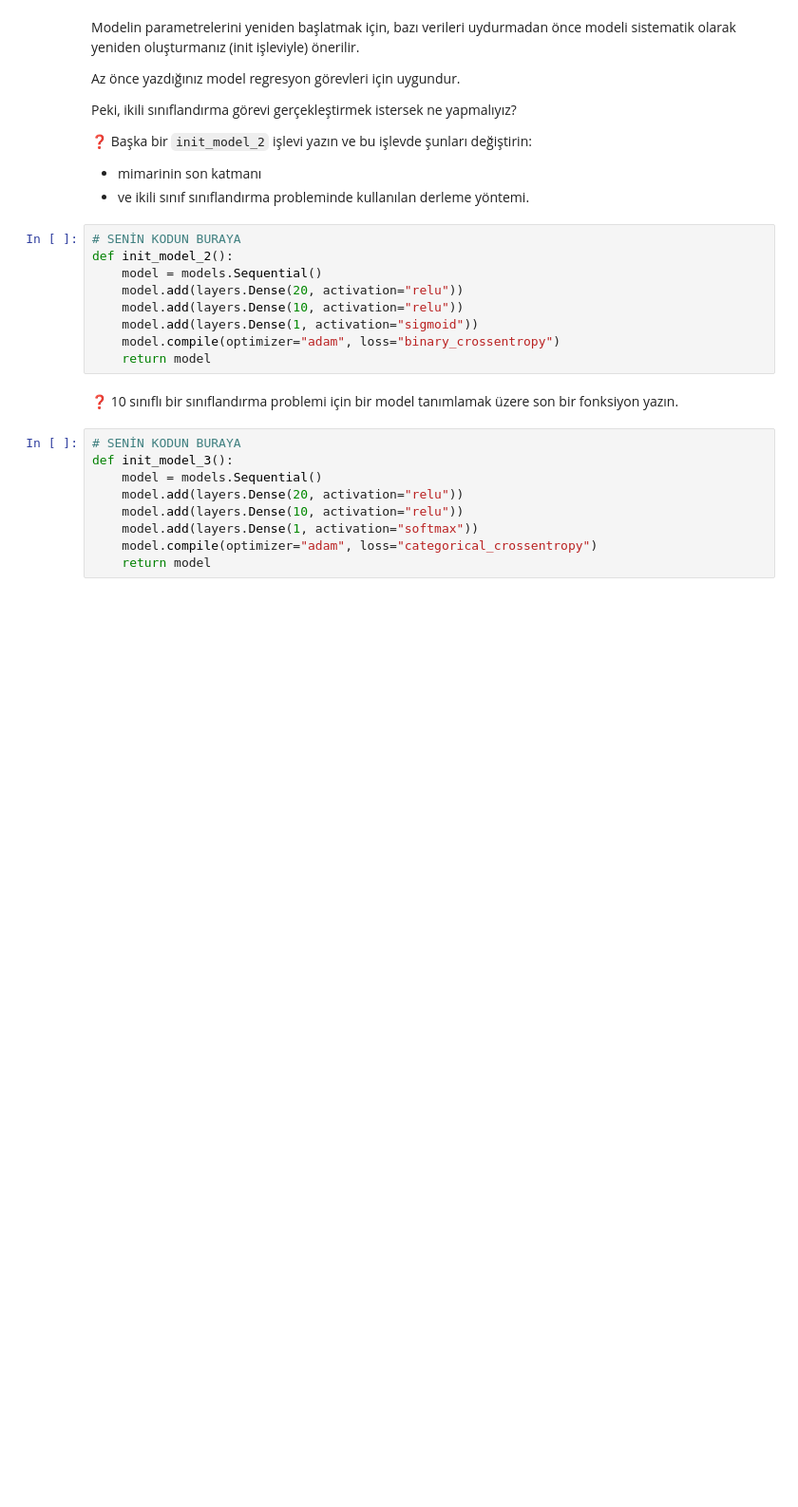
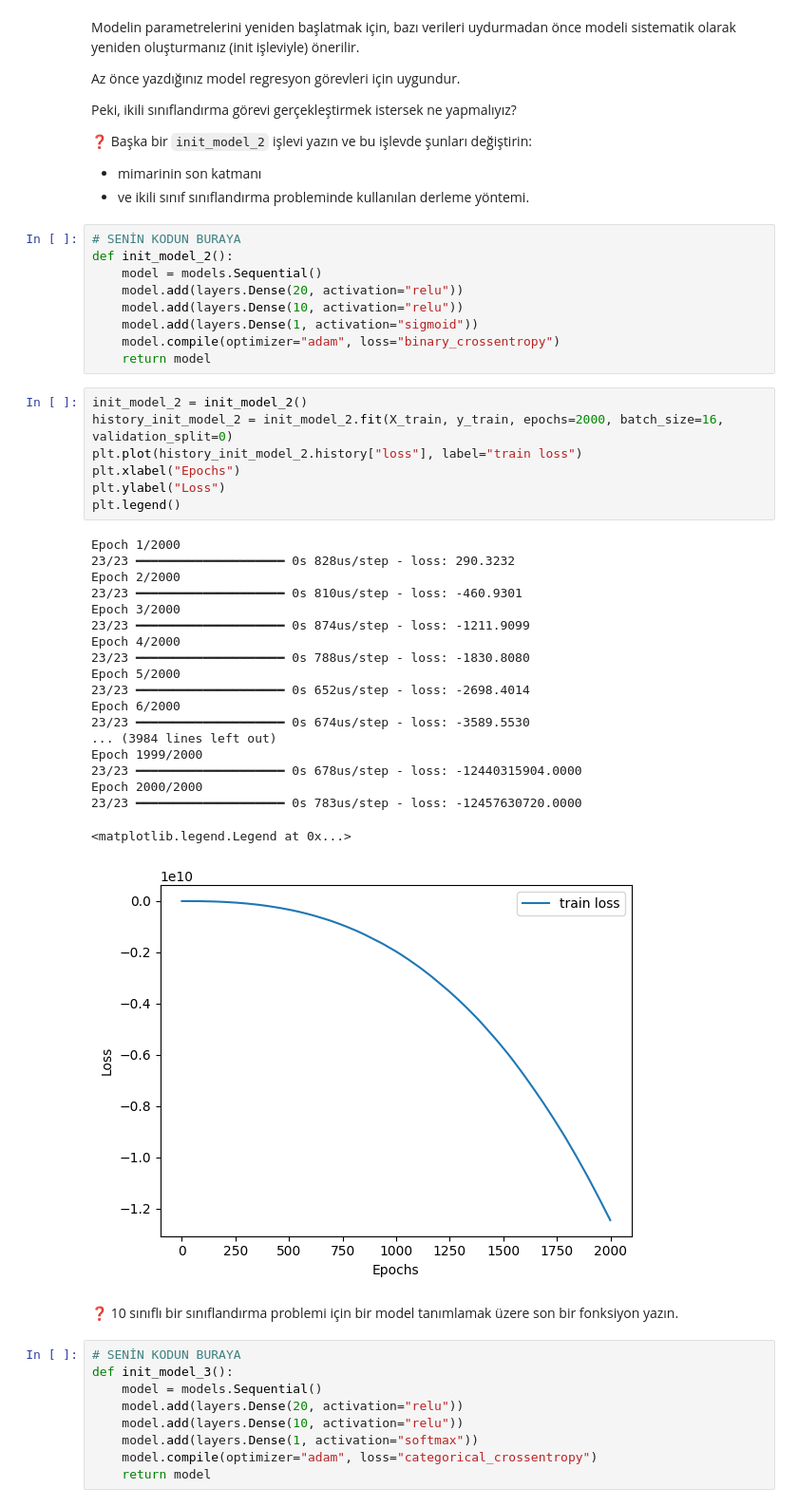
Before and after one commit to gonulsabah/workintech_project, a Jupyter notebook: S18D2-S-Data-tensorflow_demystified/recap.ipynb, the cells around one changed output. Shown at 95% size. Cells and saved outputs as stored; diff of their text form; blank space fills up the shorter version.

```diff
--- a/S18D2-S-Data-tensorflow_demystified/recap.ipynb
+++ b/S18D2-S-Data-tensorflow_demystified/recap.ipynb
@@ -579,6 +625,33 @@ def init_model_2():
     model.add(layers.Dense(1, activation="sigmoid"))
     model.compile(optimizer="adam", loss="binary_crossentropy")
     return model
+# %%
+init_model_2 = init_model_2()
+history_init_model_2 = init_model_2.fit(X_train, y_train, epochs=2000, batch_size=16, validation_split=0)
+plt.plot(history_init_model_2.history["loss"], label="train loss")
+plt.xlabel("Epochs")
+plt.ylabel("Loss")
+plt.legend()
+# %% [output]
+Epoch 1/2000
+23/23 ━━━━━━━━━━━━━━━━━━━━ 0s 828us/step - loss: 290.3232
+Epoch 2/2000
+23/23 ━━━━━━━━━━━━━━━━━━━━ 0s 810us/step - loss: -460.9301
+Epoch 3/2000
+23/23 ━━━━━━━━━━━━━━━━━━━━ 0s 874us/step - loss: -1211.9099
+Epoch 4/2000
+23/23 ━━━━━━━━━━━━━━━━━━━━ 0s 788us/step - loss: -1830.8080
+Epoch 5/2000
+23/23 ━━━━━━━━━━━━━━━━━━━━ 0s 652us/step - loss: -2698.4014
+Epoch 6/2000
+23/23 ━━━━━━━━━━━━━━━━━━━━ 0s 674us/step - loss: -3589.5530
+... (3984 lines left out)
+Epoch 1999/2000
+23/23 ━━━━━━━━━━━━━━━━━━━━ 0s 678us/step - loss: -12440315904.0000
+Epoch 2000/2000
+23/23 ━━━━━━━━━━━━━━━━━━━━ 0s 783us/step - loss: -12457630720.0000
+<matplotlib.legend.Legend at 0x...>
+[figure, added]
 # %% [markdown]
 ❓ 10 sınıflı bir sınıflandırma problemi için bir model tanımlamak üzere son bir fonksiyon yazın.
 # %%
```
Also changed, not shown: parts of 10 cells of this notebook.
